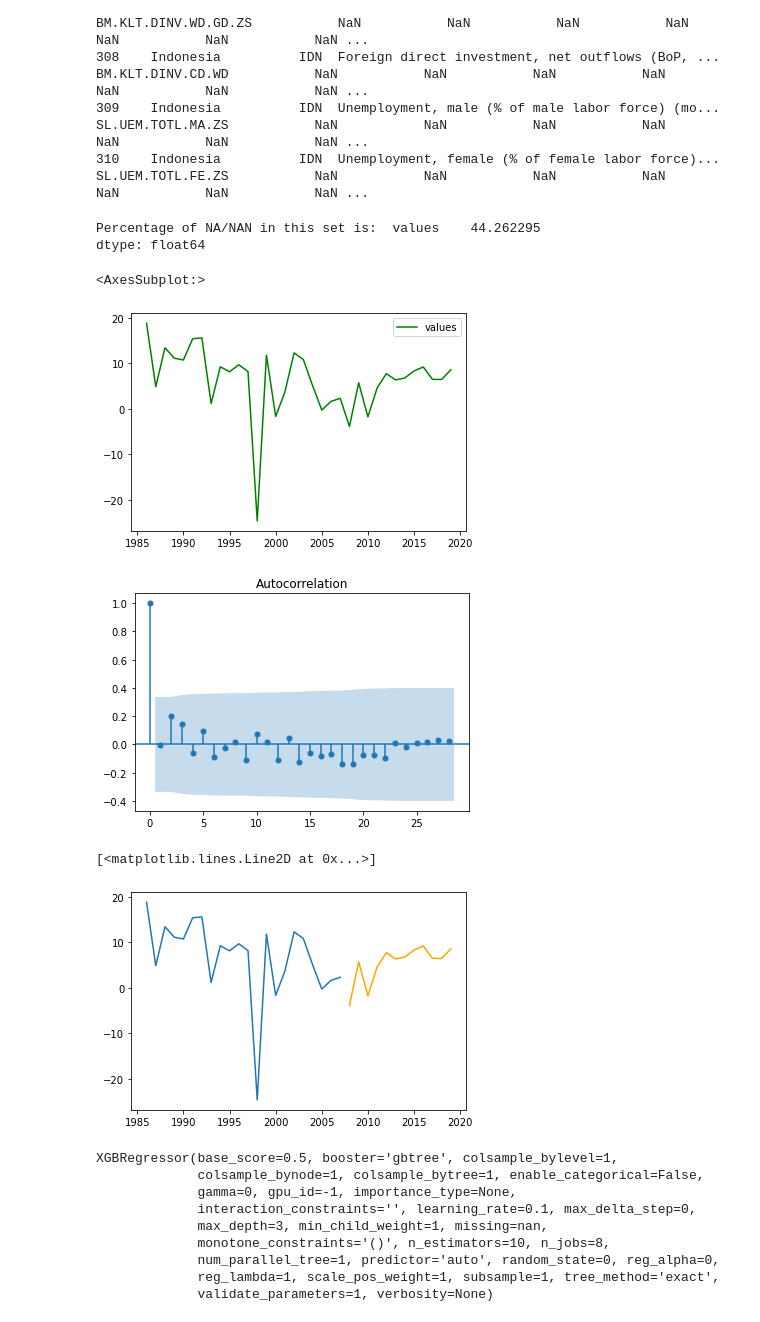
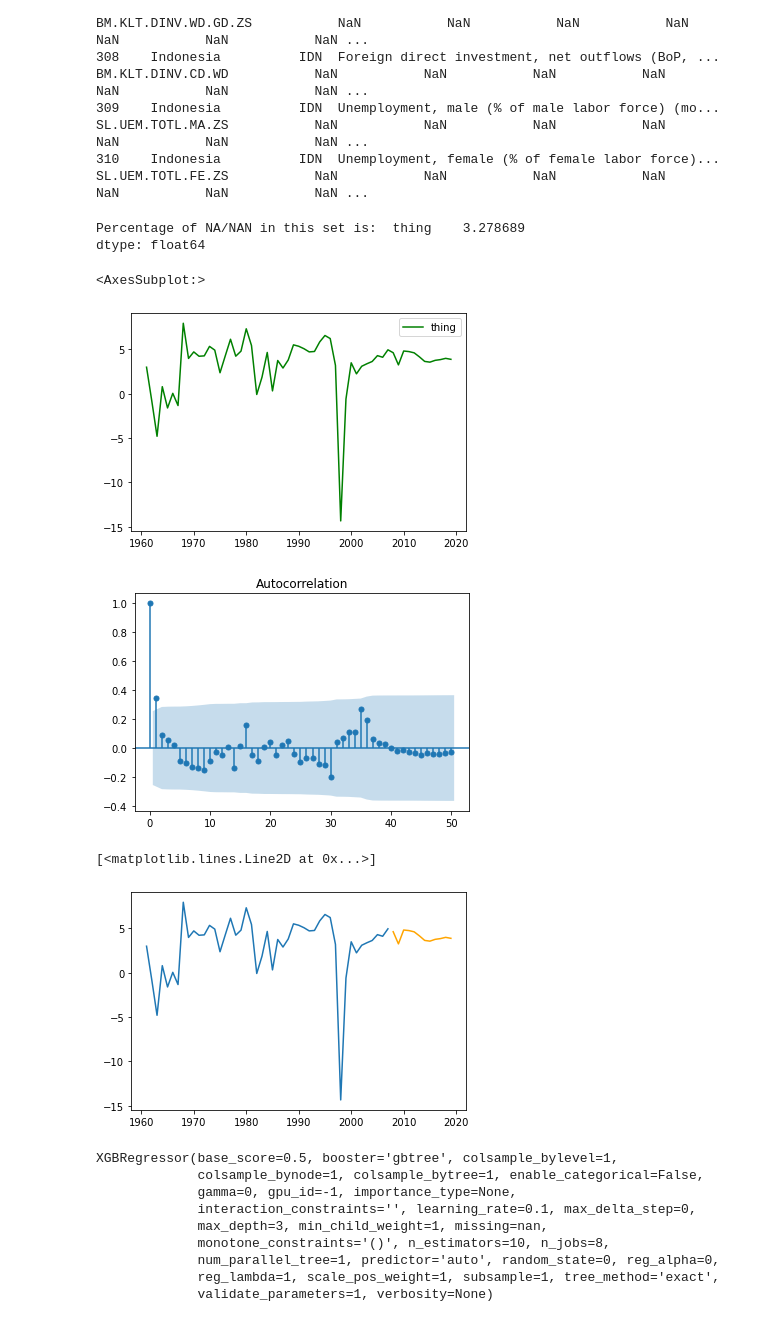
Before and after one commit to FarhanHabibie/UG-Project-Farhan, a Jupyter notebook: XGBoost Forecast.ipynb, the cells around one changed output. Cells and saved outputs as stored; diff of their text form; code cells hidden in the pictures.

```diff
--- a/XGBoost Forecast.ipynb
+++ b/XGBoost Forecast.ipynb
@@ -42,7 +42,7 @@ Function that loads and prepares the dataframe.
 Converts the data into time-series readable.
 """
 def initialFormat (filepath, indicatorcode):
-    #Reds the file and creates a dataframe from it
+    #Reads the file and creates a dataframe from it
     df = pd.read_excel(filepath)
 
     #Choose what to forecast using indicator code
@@ -56,7 +56,7 @@ def initialFormat (filepath, indicatorcode):
 
     #Renaming column name to 'values' to make reference easier
     for col_names in df_formatted.columns:
-        name = df_formatted.rename(columns={col_names : "values"})
+        name = df_formatted.rename(columns={col_names : "thing"})
         return name
 
     return df_formatted
@@ -106,21 +122,21 @@ def plot_ACF(data, lag):
     plot_acf(acfData, lags=lag)
 # %%
 data = initialFormat('/Users/farhanhabibie/Desktop/Farhan Thesis Code /UG-Project-Farhan/Indonesia Macro Dataset.xlsx',
-                     'FR.INR.RINR')
+                     'NY.GDP.PCAP.KD.ZG')
 # %%
 null_percent(data)
 # %% [output]
-Percentage of NA/NAN in this set is:  values    44.262295
+Percentage of NA/NAN in this set is:  thing    3.278689
 dtype: float64
 # %%
 data.plot(color='green')
 # %% [output]
 <AxesSubplot:>
-[figure, old version]
+[figure, new version]
 # %%
-plot_ACF(data, 28)
+plot_ACF(data, 50)
 # %% [output]
-[figure, old version]
+[figure, new version]
 # %%
 #15 since the train is 75% of the data, and test is 25% of the data.
 train, test = train_test_split(data, len(data) - int(len(data) * 0.8))
@@ -130,7 +146,7 @@ train, test = train.dropna(), test.dropna()
 plot_train_test(train, test)
 # %% [output]
 [<matplotlib.lines.Line2D at 0x...>]
-[figure, old version]
+[figure, new version]
 # %%
 #Split of the dataset here
 lookback = 1
```
Also changed, not shown: parts of 6 cells of this notebook, 2 other files.
